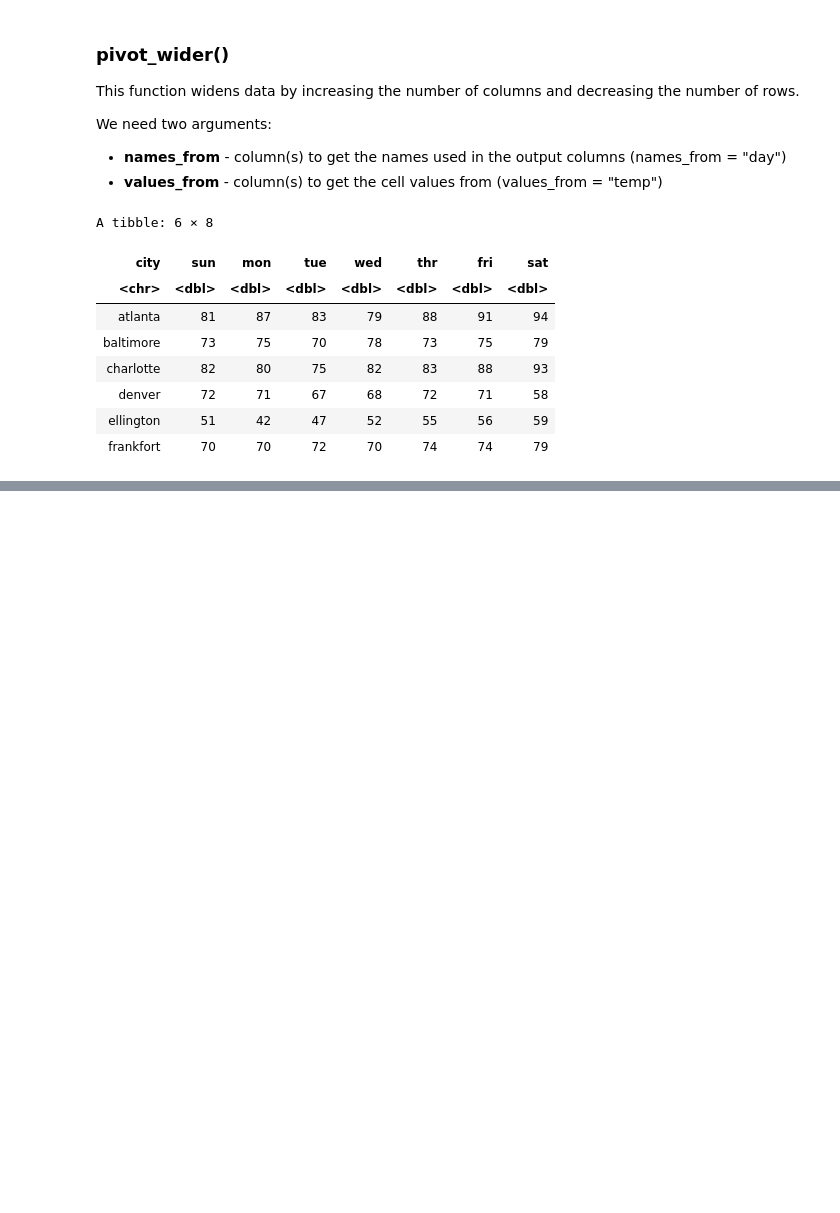
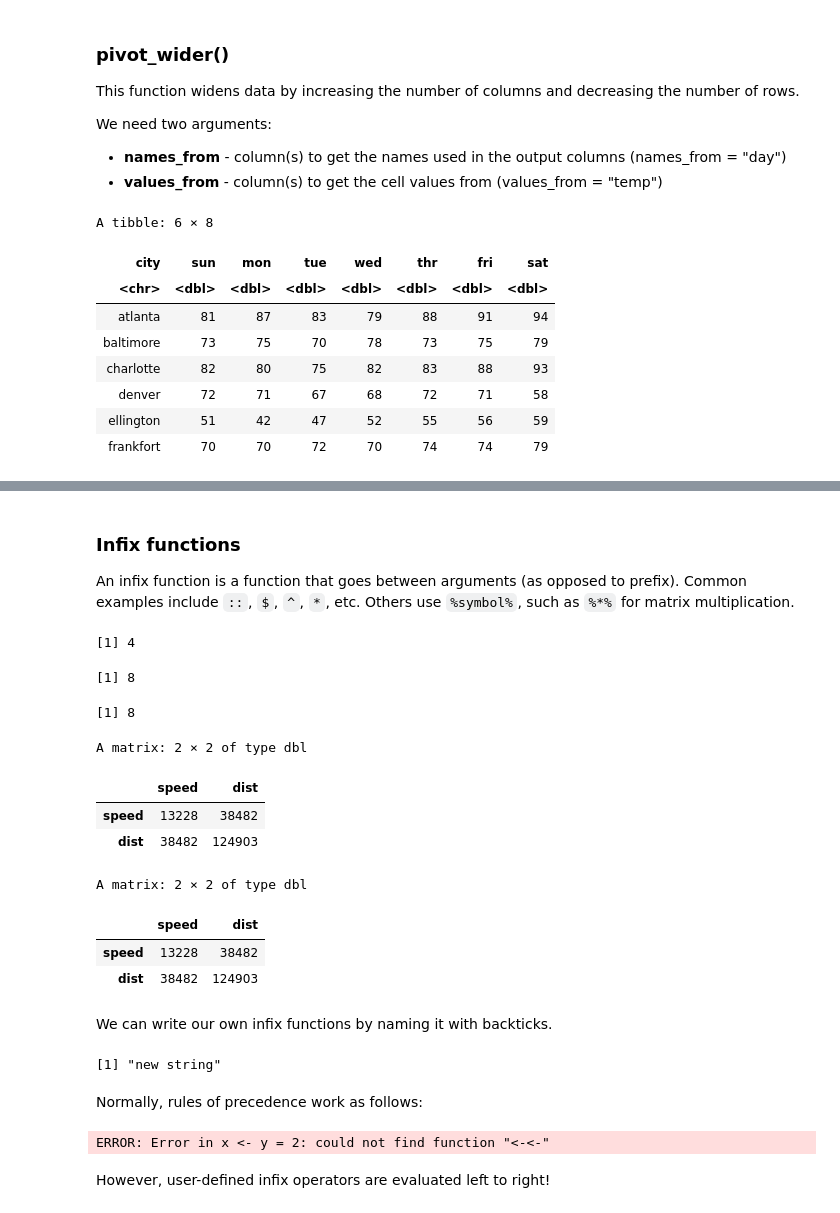
Before and after one commit to scimaksim/NCSU_graduate, a Jupyter notebook: ST588/Lecture Notes - Data Science & R.ipynb, the cells around one changed output, grey strips where cells are left out. Drawn from its saved outputs; the diff is of its cells as text; code cells hidden in the pictures; blank space fills up the shorter version.

```diff
--- a/ST588/Lecture Notes - Data Science & R.ipynb
+++ b/ST588/Lecture Notes - Data Science & R.ipynb
@@ -2660,0 +2782,51 @@ $dotDotDot
+# %% [markdown]
+### Infix functions <a class="anchor" id="infix_functions"></a>
+
+An infix function is a function that goes between arguments (as opposed to prefix). Common examples include `::`, `$`, `^`, `*`,  etc. Others use `%symbol%`, such as `%*%` for matrix multiplication.
+# %%
+# Examples
+
+mean(3:5) # prefix
+
+3 + 5 # infix
+
+`+`(3, 5) # used as a prefix function
+
+cars <- as.matrix(cars)
+t(cars) %*% cars # transpose
+
+`%*%`(t(cars), cars)
+# %% [output]
+[1] 4
+[1] 8
+[1] 8
+A matrix: 2 × 2 of type dbl
+|  | speed | dist |
+| speed | 13228 | 38482 |
+| dist | 38482 | 124903 |
+A matrix: 2 × 2 of type dbl
+|  | speed | dist |
+| speed | 13228 | 38482 |
+| dist | 38482 | 124903 |
+# %% [markdown]
+We can write our own infix functions by naming it with backticks.
+# %%
+# Create our own infix function that pastes together
+# two strings with no separator
+
+`%+%` <- function(a, b) paste0(a, b)
+"new" %+% " string"
+# %% [output]
+[1] "new string"
+# %% [markdown]
+Normally, rules of precedence work as follows:
+# %%
+x <- y <- 2 # works as expected
+
+x <- y = 2 # error, since <- has higher precedence
+
+x = y <- 2 # this will work!
+# %% [output]
+ERROR: Error in x <- y = 2: could not find function "<-<-"
+# %% [markdown]
+However, user-defined infix operators are evaluated left to right!
```
Also changed, not shown: parts of 96 cells of this notebook.
